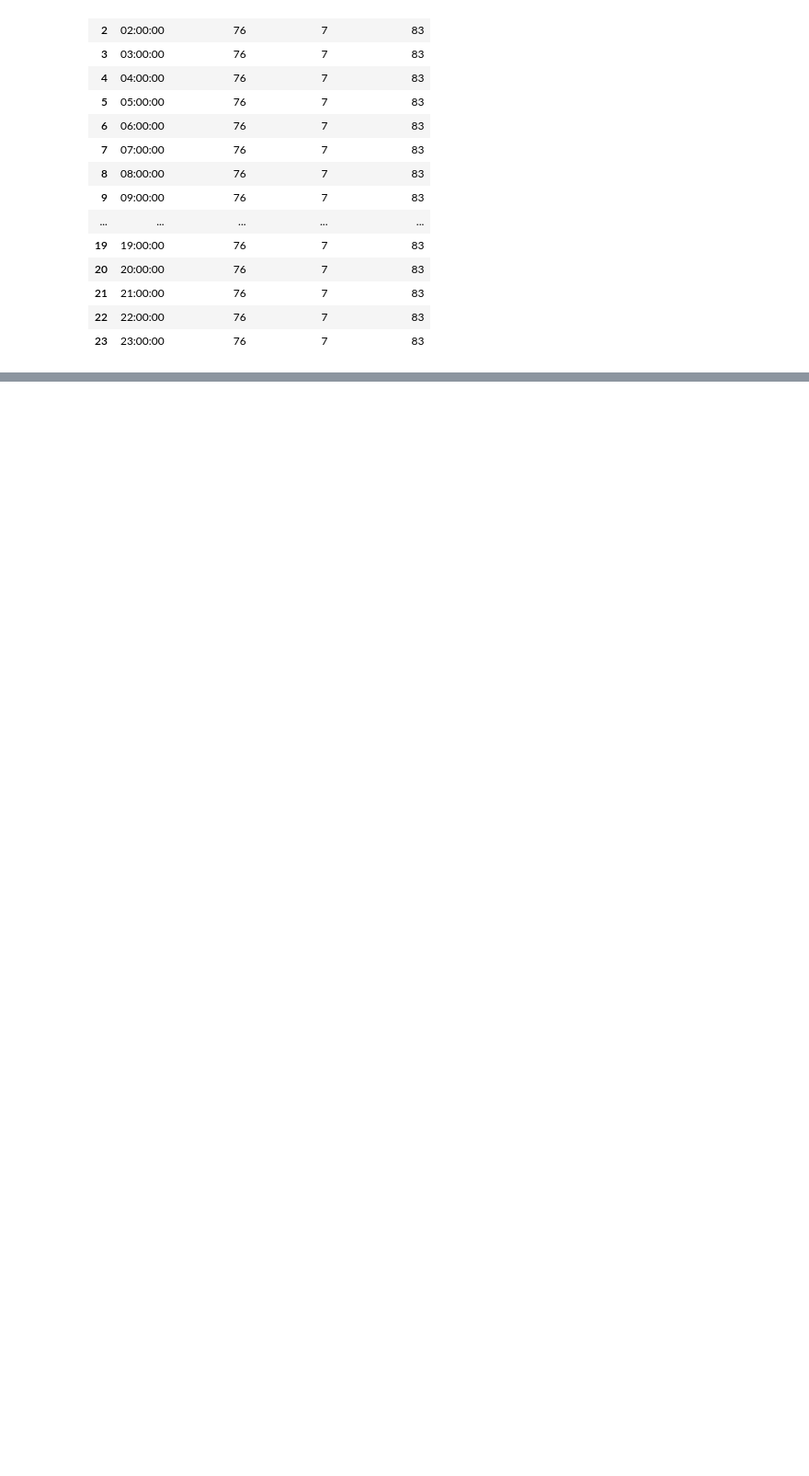
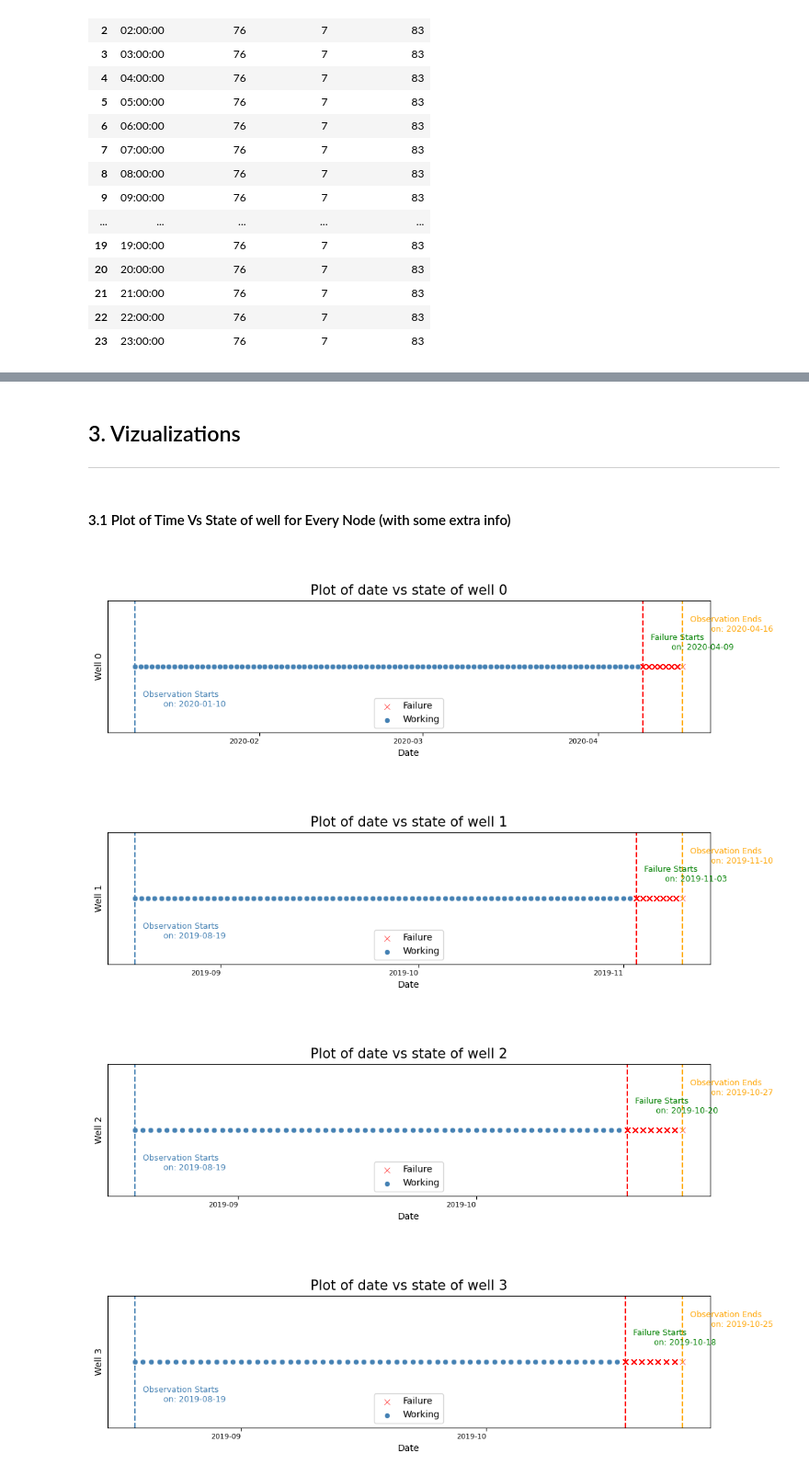
Before and after one commit to kameshcodes/ms-project, a Jupyter notebook: notebooks/data-understanding.ipynb, the cells around one changed output, grey strips where cells are left out. Shown at 92% size. Drawn from its saved outputs; the diff is of its cells as text; code cells hidden in the pictures; blank space fills up the shorter version.

```diff
--- a/notebooks/data-understanding.ipynb
+++ b/notebooks/data-understanding.ipynb
@@ -210,0 +330,18 @@ subdf_by_time = create_subdatasets_by_time(subdf_0)
+# %%
+result_dict = {}
+
+for i in range(12):
+    min_date = subdfs[i]['Date'].min().date()
+    max_date = subdfs[i]['Date'].max().date()
+
+    days_of_observation = (max_date - min_date).days
+
+    result_dict[i] = {
+        'Well' : i,
+        'Min_Date': min_date,
+        'Max_Date': max_date,
+        'Days_of_Observation': days_of_observation
+    }
+
+result_df = pd.DataFrame(result_dict).T
+result_df
@@ -288,0 +678,46 @@ grouped_data
+# %% [markdown]
+## 3. Vizualizations
+---
+# %% [markdown]
+#### 3.1 Plot of Time Vs State of well for Every Node (with some extra info)
+# %%
+for i in range(12):
+    plt.figure(figsize=(12, 3))
+
+    passes = subdfs[i][subdfs[i]['Label'] == 0]
+    failures = subdfs[i][subdfs[i]['Label'] == 1]
+    sns.scatterplot(x=failures['Date'], y=[0] * len(failures), color='red', label='Failure', marker='x')
+    sns.scatterplot(x=passes['Date'], y=[0] * len(passes), color='steelblue', label='Working', marker='o')
+
+    start_date_failures = failures['Date'].min()
+    start_time_failures = failures[failures['Date'] == start_date_failures]['Time'].iloc[0]
+    plt.axvline(x=start_date_failures, color='red', linestyle='--')
+    plt.text(start_date_failures, 0.5, f'   Failure Starts \n           on: {start_date_failures.date()} \n', color='green', rotation=0, fontsize = 9, verticalalignment='top')
+
+    start_date_observation = subdfs[i]['Date'].min()
+    start_time_observation = subdfs[i][subdfs[i]['Date'] == start_date_observation]['Time'].iloc[0]
+    plt.axvline(x=start_date_observation, color='steelblue', linestyle='--')
+    plt.text(start_date_observation, -0.5, f'   Observation Starts \n           on: {start_date_observation.date()}', color='steelblue', rotation=0, fontsize = 9, verticalalignment='center')
+
+    end_date_observation = subdfs[i]['Date'].max()
+    end_time_observation = subdfs[i][subdfs[i]['Date'] == end_date_observation]['Time'].iloc[0]
+    plt.axvline(x=end_date_observation, color='orange', linestyle='--')
+    plt.text(end_date_observation, 0.5, f'   Observation Ends \n           on: {end_date_observation.date()}', color='orange', rotation=0, fontsize = 9, verticalalignment='bottom')
+
+    plt.legend()
+    plt.title(f'\n\nPlot of date vs state of well {i}', fontsize = 15)
+
+    plt.ylabel(f'Well {i}')
+    plt.yticks([])
+    plt.ylim(-1, 1)
+
+    plt.xlabel('Date')
+    plt.gca().xaxis.set_major_locator(mdates.MonthLocator())
+    plt.gcf().autofmt_xdate()
+    plt.xticks(size=8, rotation = 0)
+    plt.show()
+# %% [output]
+[figure, added]
+[figure, added]
+[figure, added]
+[figure, added]
```
Also changed, not shown: parts of 66 cells of this notebook.
